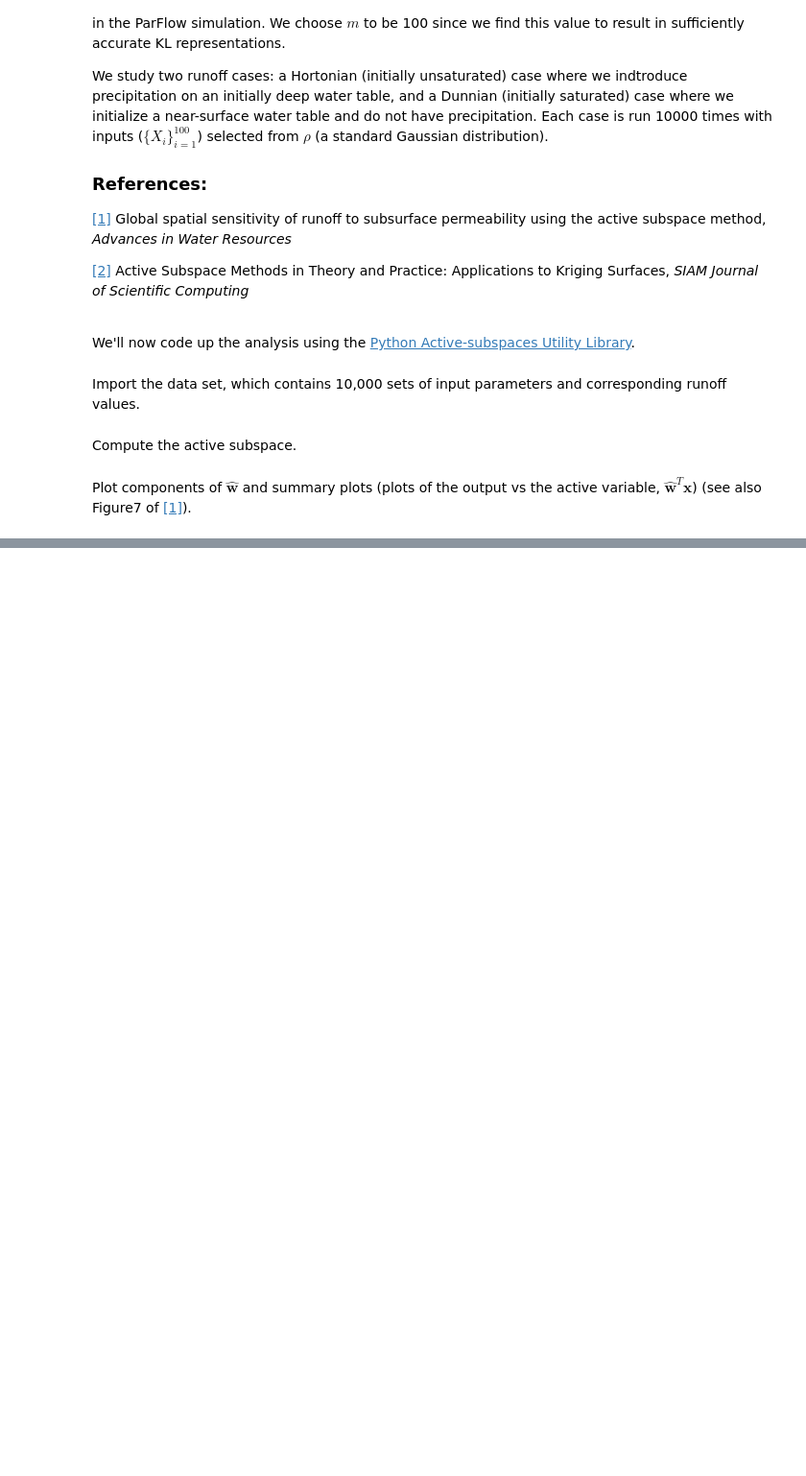
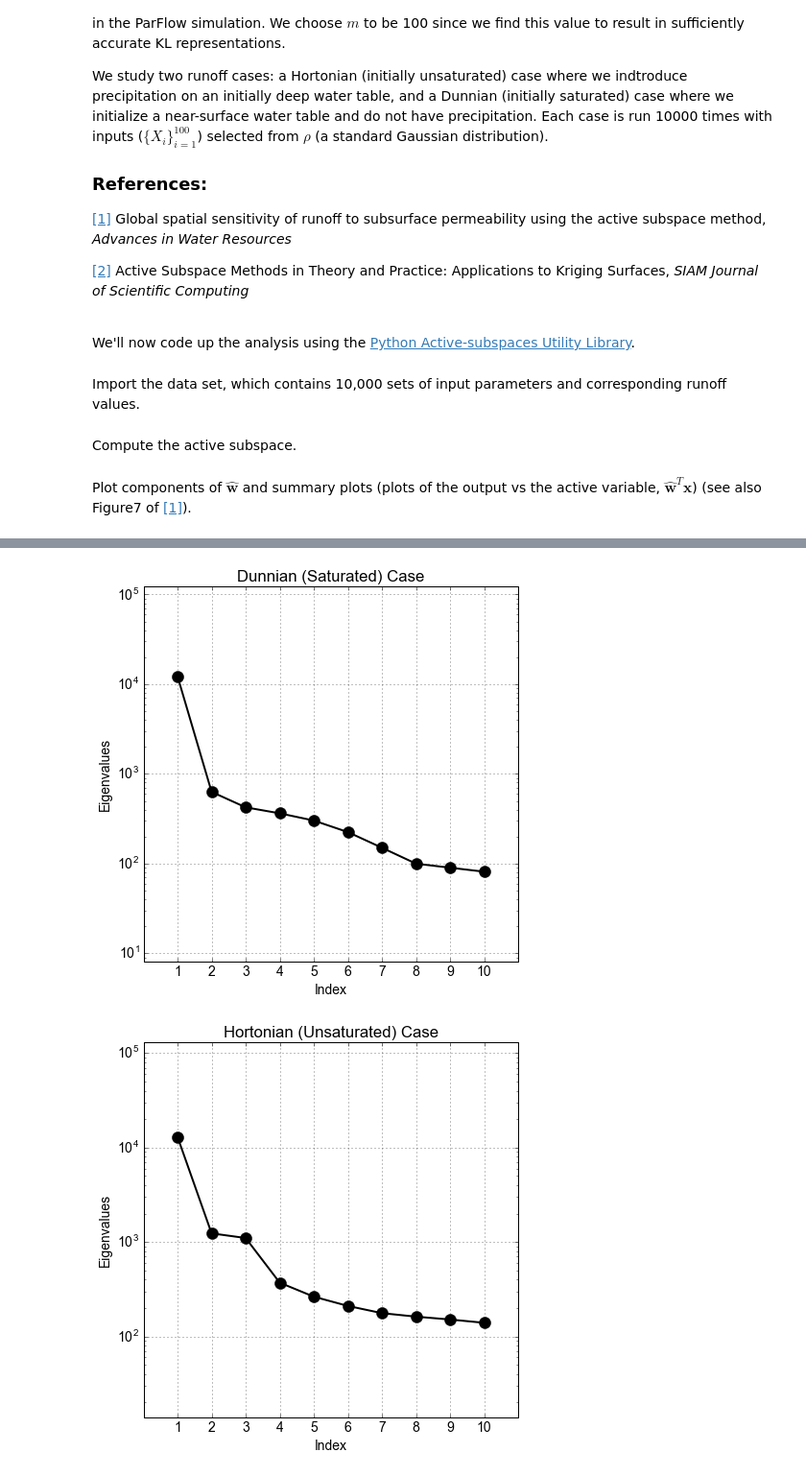
Before and after one commit to paulcon/as-data-sets, a Jupyter notebook: Subsurface_Permeability/Subsurface_permeability.ipynb, the cells around one changed output, grey strips where cells are left out. Shown at 96% size. Drawn from its saved outputs; the diff is of its cells as text; code cells hidden in the pictures; blank space fills up the shorter version.

Commit message:
Second Subsurface Permeability draft with quadratic subspace

```diff
--- a/Subsurface_Permeability/Subsurface_permeability.ipynb
+++ b/Subsurface_Permeability/Subsurface_permeability.ipynb
@@ -141,0 +144,18 @@ Overall, active subspaces have helped us in characterizing runoff sensitivity to
+# %%
+#Set up the global quadratic active subspaces. This cell can take several minuts to run.
+ss_quad_sat, ss_quad_unsat = ac.subspaces.Subspaces(), ac.subspaces.Subspaces()
+ss_quad_sat.compute(X=XX, f=f_sat, sstype=6)
+ss_quad_unsat.compute(X=XX, f=f_unsat, sstype=6)
+# %%
+#Plot eigenvalues
+ac.utils.plotters.eigenvalues(ss_quad_sat.eigenvalues[:10], out_label=out_labels[0])
+ac.utils.plotters.eigenvalues(ss_quad_unsat.eigenvalues[:10], out_label=out_labels[1])
+
+#Make 1 and 2-d summary plots
+ss_quad_sat.partition(2)
+ss_quad_unsat.partition(2)
+ac.utils.plotters.sufficient_summary(XX.dot(ss_quad_sat.W1), f_sat, out_label=out_labels[0])
+ac.utils.plotters.sufficient_summary(XX.dot(ss_quad_unsat.W1), f_unsat, out_label=out_labels[1])
+# %% [output]
+[figure, added]
+[figure, added]
```
Also changed, not shown: parts of 9 cells of this notebook.
